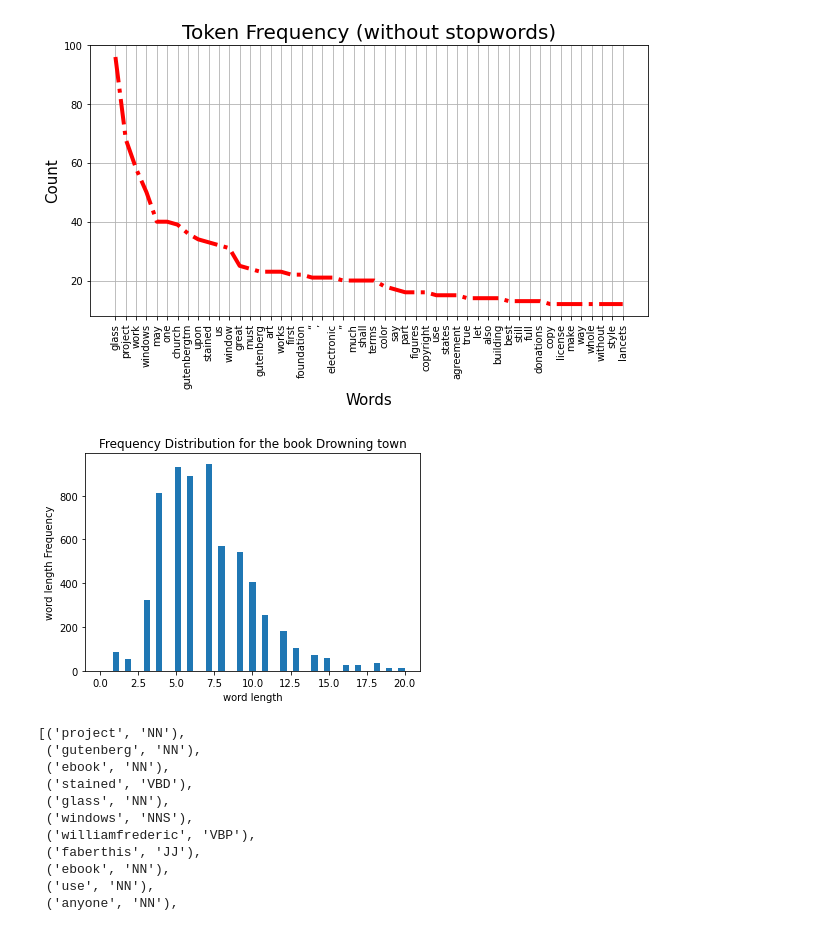
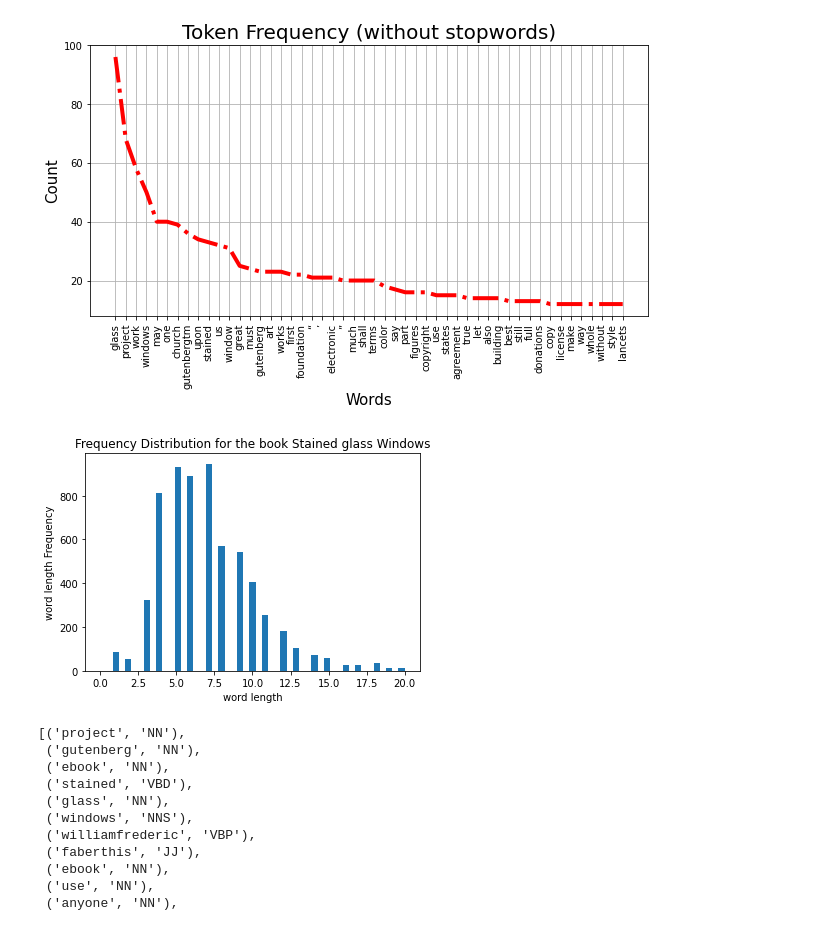
Before and after one commit to Devu-Goyal/NLP-Project-Round-1, a Jupyter notebook: Project_Round1_2.ipynb, the cells around one changed output. Saved outputs shown, nothing was run; the diff lists cells and outputs as text; code cells hidden in the pictures.

```diff
--- a/Project_Round1_2.ipynb
+++ b/Project_Round1_2.ipynb
@@ -30,7 +30,7 @@ from nltk.corpus import stopwords
 [nltk_data] Downloading package wordnet to /root/nltk_data...
 [nltk_data]   Unzipping corpora/wordnet.zip.
 # %%
-file = open(r"essay.txt", encoding='utf-8')
+file = open(r"stained_glass_windows.txt", encoding='utf-8')
 # for preventing next line space
 wordList = file.read().splitlines()
 text1 = ""
@@ -152,16 +154,16 @@ plt.show()
 # %%
 import numpy as np
 bin_size=np.linspace(0,20)
 wordLength = [len(r) for r in tokens]
 
 #Plotting histogram of Word length vs Frequency
 plt.hist(wordLength, bins=bin_size)
 plt.xlabel('word length')
 plt.ylabel('word length Frequency')
-plt.title('Frequency Distribution for the book Drowning town')
+plt.title('Frequency Distribution for the book Stained glass Windows')
 plt.show()
 # %% [output]
-[figure, old version]
+[figure, new version]
 # %%
 tagged = nltk.pos_tag(tokens)
 tagged[:50] #first 50 POS tags
```
Also changed, not shown: parts of 3 cells of this notebook.
